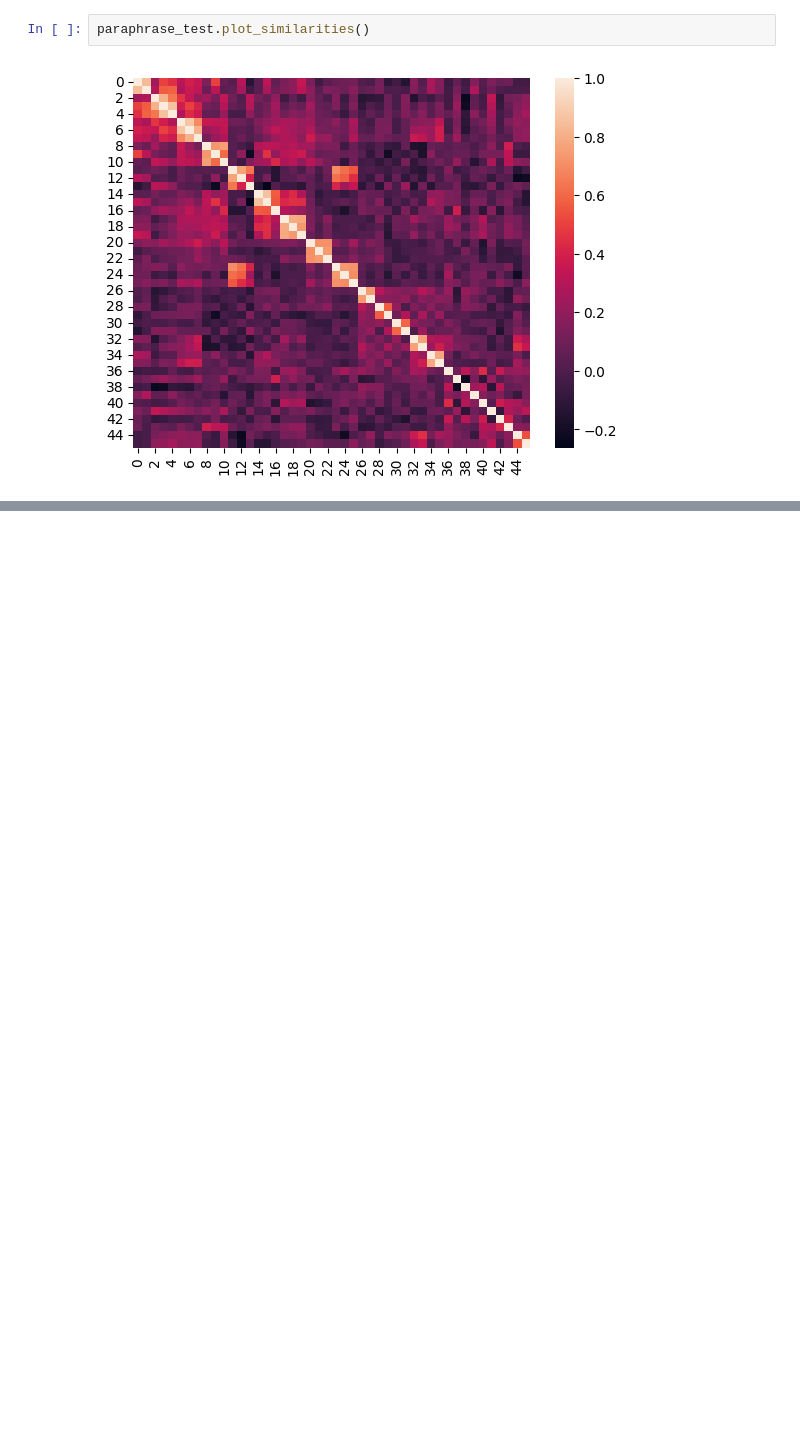
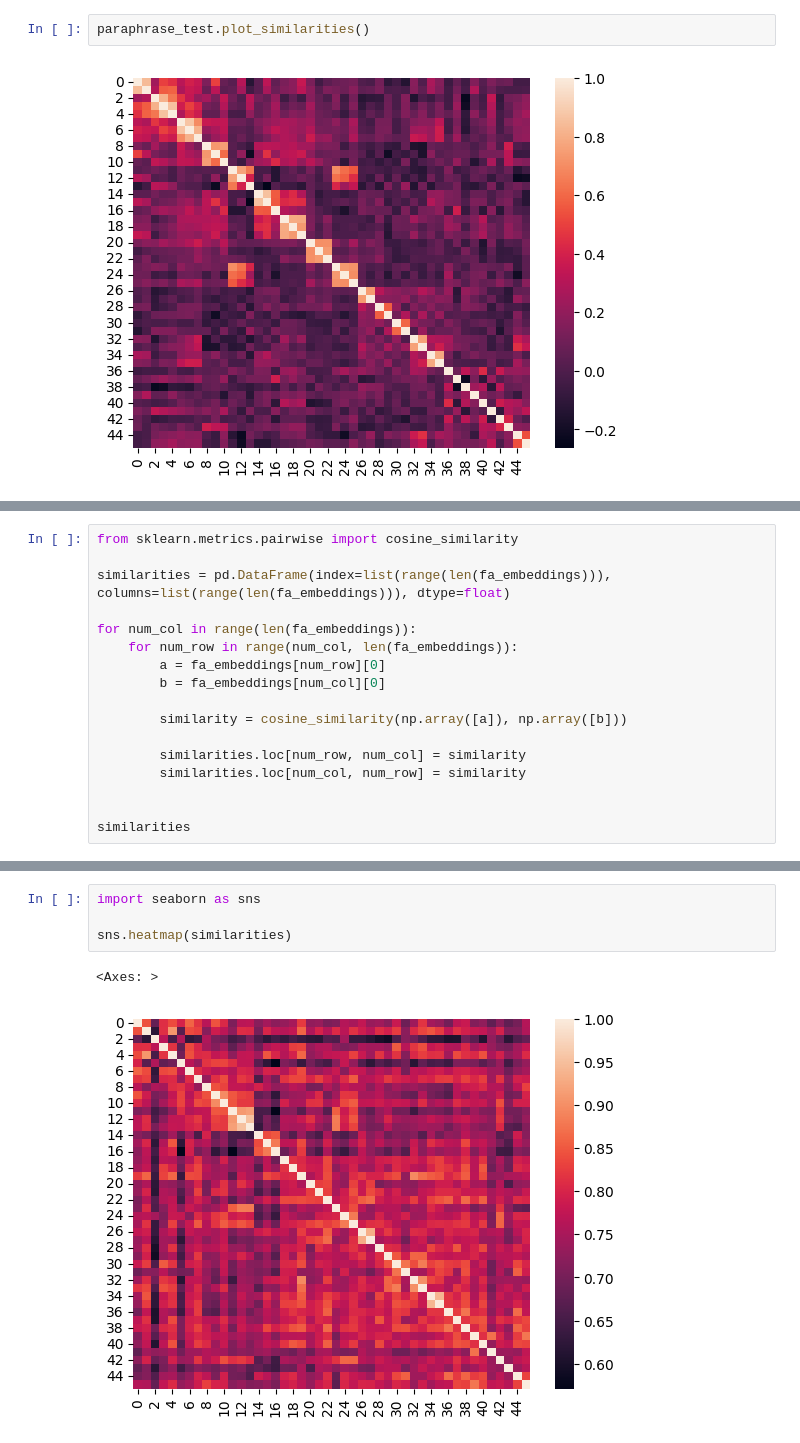
Before and after one commit to woxane/Rag-System, a Jupyter notebook: multilingual-embedding-test/multilingual-test.ipynb, the cells around one changed output, grey strips where cells are left out. Drawn from its saved outputs; the diff is of its cells as text; blank space fills up the shorter version.

```diff
--- a/multilingual-embedding-test/multilingual-test.ipynb
+++ b/multilingual-embedding-test/multilingual-test.ipynb
@@ -628,0 +680,17 @@ WARNING:transformers_modules.nomic-ai.nomic-bert-2048.4bb68f63016e88e53e48df904c
+# %%
+from sklearn.metrics.pairwise import cosine_similarity
+
+similarities = pd.DataFrame(index=list(range(len(fa_embeddings))), columns=list(range(len(fa_embeddings))), dtype=float)
+
+for num_col in range(len(fa_embeddings)):
+    for num_row in range(num_col, len(fa_embeddings)):
+        a = fa_embeddings[num_row][0]
+        b = fa_embeddings[num_col][0]
+
+        similarity = cosine_similarity(np.array([a]), np.array([b]))
+
+        similarities.loc[num_row, num_col] = similarity
+        similarities.loc[num_col, num_row] = similarity
+
+
+similarities
@@ -628,0 +716,7 @@ WARNING:transformers_modules.nomic-ai.nomic-bert-2048.4bb68f63016e88e53e48df904c
+# %%
+import seaborn as sns
+
+sns.heatmap(similarities)
+# %% [output]
+<Axes: >
+[figure, added]
```
Also changed, not shown: parts of 13 cells of this notebook.
